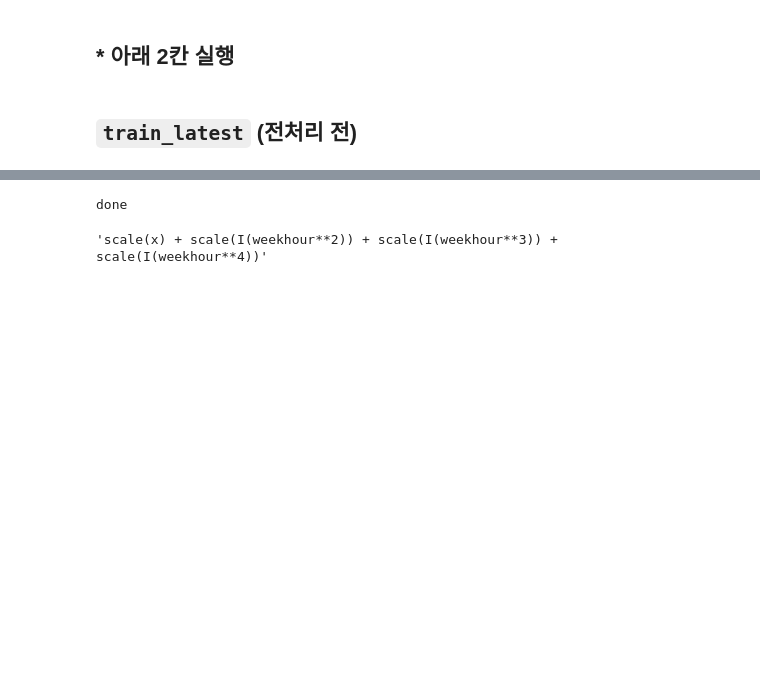
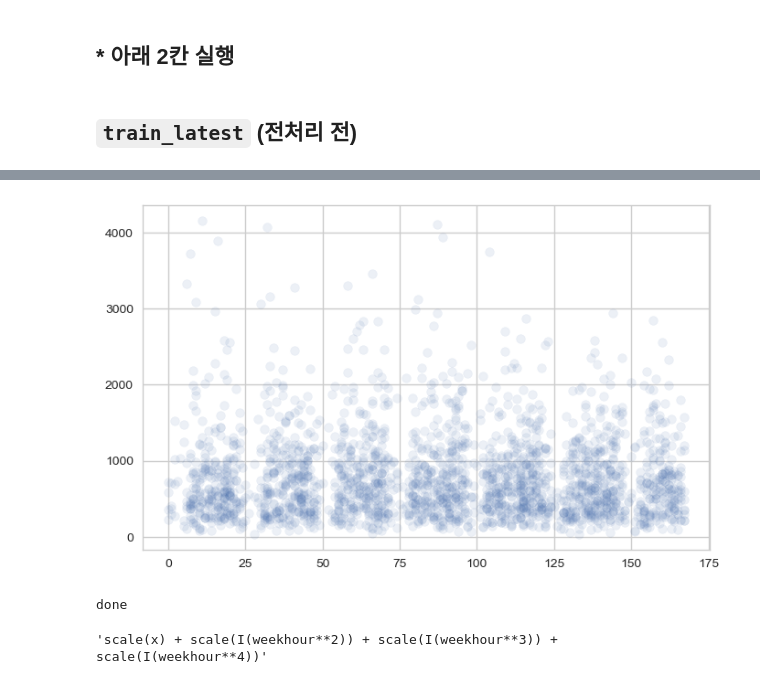
Before and after one commit to eigenSim/dss6a-regression, a Jupyter notebook: choi/171021_notes_1711_all_vars_rough.ipynb, the cells around one changed output, grey strips where cells are left out. Drawn from its saved outputs; the diff is of its cells as text; code cells hidden in the pictures; blank space fills up the shorter version.

```diff
--- a/choi/171021_notes_1711_all_vars_rough.ipynb
+++ b/choi/171021_notes_1711_all_vars_rough.ipynb
@@ -91,0 +97,2 @@ df_train.head()
+# %%
+df_sample = df_train.loc[::300].copy()
@@ -92,3 +109,8 @@ df_train.head()
+# %%
+plt.scatter(df_sample['weekhour'], df_sample['dur'], alpha=0.1)
+plt.show()
+# %% [output]
+[figure, added]
 # %%
 df_train.to_csv('../_data/train__all_vars__rough.csv', index=False)
 print('done')
```
Also changed, not shown: parts of 3 cells of this notebook, 10 other files.
